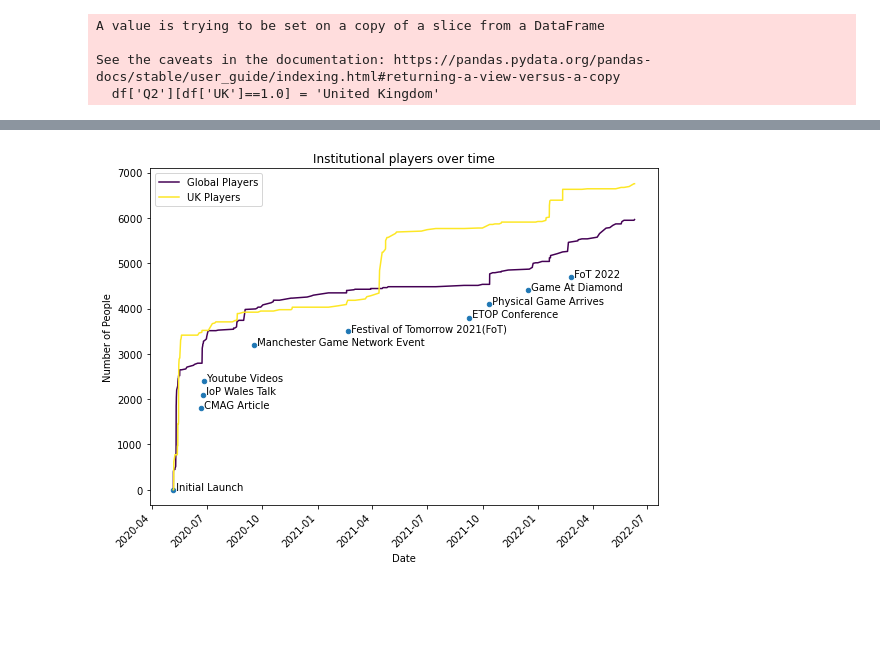
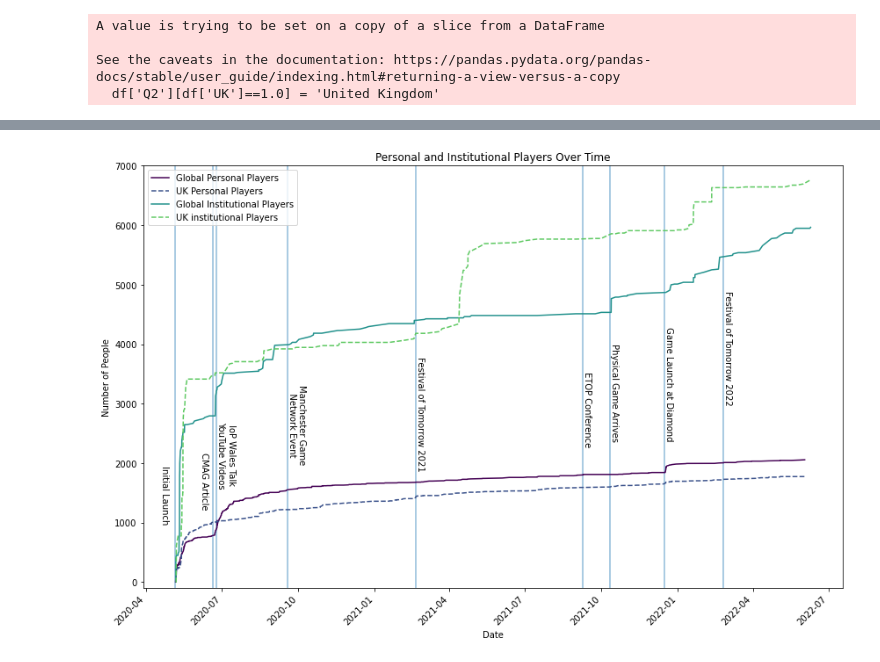
Before and after one commit to markbasham/DiamondTheGamePrintAndPlayGraphs, a Jupyter notebook: PlayersOverTime.ipynb, the cells around one changed output, grey strips where cells are left out. Drawn from its saved outputs; the diff is of its cells as text; code cells hidden in the pictures; blank space fills up the shorter version.

Commit message:
Create better Players over time plot

```diff
--- a/PlayersOverTime.ipynb
+++ b/PlayersOverTime.ipynb
@@ -50,3 +50,4 @@ See the caveats in the documentation: https://pandas.pydata.org/pandas-docs/stab
 # %%
 dates = pd.read_csv("data/important_dates.csv")
 dates['Date'] = pd.to_datetime(dates['Date'], dayfirst=True)
+dates['TDate'] = pd.to_datetime(dates['TDate'], dayfirst=True)
@@ -68,15 +54,23 @@ fig.savefig('figures/TotalPlayersOverTime.png', dpi=300)
-# %%
-# for the group data, make a plot of total vrs time
-title = "Institutional players over time"
-df_big_sum = df_big[['Global Players', 'UK Players']].cumsum()
-ax = df_big_sum.plot(kind='line', rot=45, colormap=pl.cm.viridis, figsize=(8, 6), title=title)
-ax.set_ylabel("Number of People")
-dates.plot(ax=ax, kind='scatter', x="Date", y="IPos", rot=45, colormap=pl.cm.viridis, title=title)
-ax.set_ylabel("Number of People")
-for index, row in dates.iterrows():
-    ax.annotate(row['Event'], (row['Date'], row['IPos']))
-fig = ax.get_figure()
-fig.tight_layout()
-fig.savefig('figures/TotalGroupsOverTime.png', dpi=300)
-# %% [output]
-[figure, removed]
+# %%
+# for the individual data, make a plot of total vrs time
+title = "Personal and Institutional Players Over Time"
+colours = pl.cm.viridis(np.linspace(0,0.75,4))
+
+df_ind_sum = df_ind[['Global Players', 'UK Players']].cumsum().rename(columns={'Global Players': 'Global Personal Players', 'UK Players': 'UK Personal Players'})
+ax = df_ind_sum.plot(kind='line', rot=30, color=colours[0:2], style=['-','--'],figsize=(12, 8), title=title)
+df_big_sum = df_big[['Global Players', 'UK Players']].cumsum().rename(columns={'Global Players': 'Global Institutional Players', 'UK Players': 'UK institutional Players'})
+df_big_sum.plot(ax=ax, kind='line', color=colours[2:4], style=['-','--'])
+
+dates.plot(ax=ax, alpha=0.5, kind='scatter', x="Date", y="IPos", rot=45, colormap=pl.cm.viridis, title=title, yerr=10000)
+
+ax.set_ylabel("Number of People")
+ax.set_ylim(-100,7000)
+
+for index, row in dates.iterrows():
+    ax.annotate(row['Event'], (row['TDate'], row['TPos']),rotation=-90)
+
+fig = ax.get_figure()
+fig.tight_layout()
+fig.savefig('figures/TotalPlayersOverTime.png', dpi=300)
+# %% [output]
+[figure, added]
```
Also changed, not shown: parts of 1 cell of this notebook, 3 other files.
